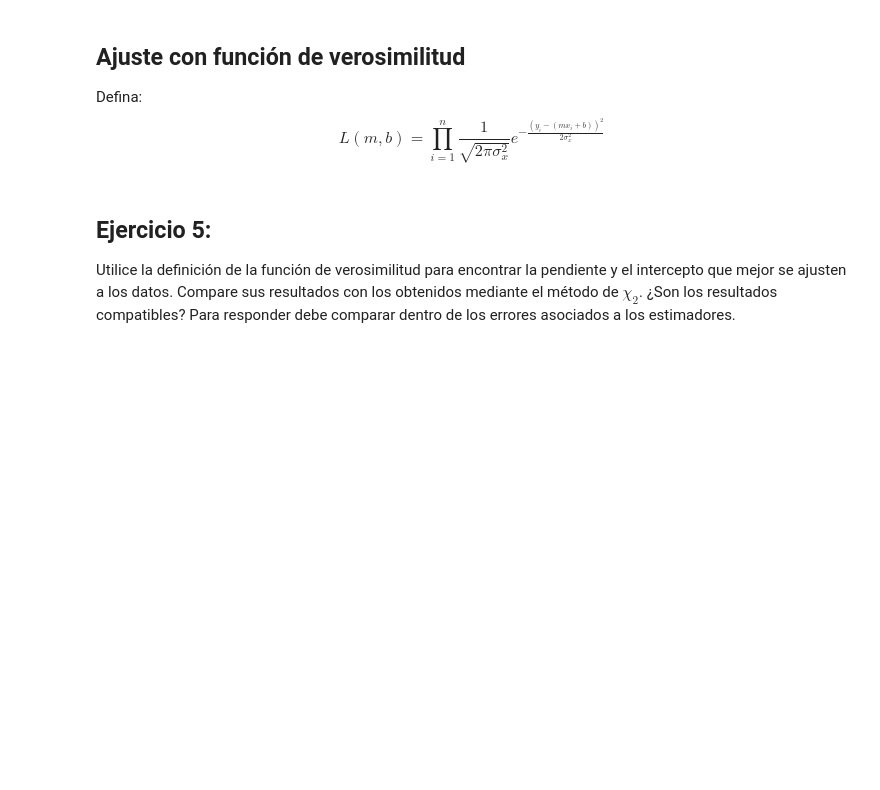
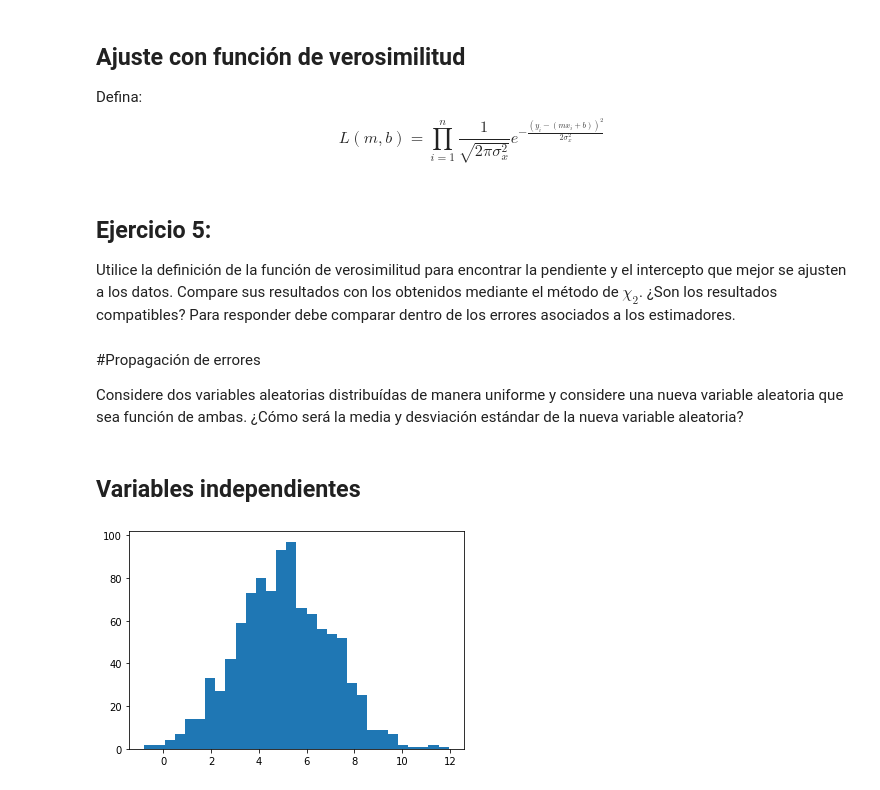
Before and after one commit to UDEA-Esp-Analitica-y-Ciencia-de-Datos/EACD-02-ESTADISTICA, a Jupyter notebook: Sesión_3.ipynb, the cells around one changed output. Drawn from its saved outputs; the diff is of its cells as text; code cells hidden in the pictures; blank space fills up the shorter version.

```diff
--- a/Sesión_3.ipynb
+++ b/Sesión_3.ipynb
@@ -145,3 +145,17 @@ $$L(m,b)=\prod_{i=1}^{n}\frac{1}{\sqrt{2\pi\sigma_{x}^{2}}}e^{-\frac{(y_{i}-(mx_
 # %% [markdown]
 ## Ejercicio 5:
 Utilice la definición de la función de verosimilitud para encontrar la pendiente y el intercepto que mejor se ajusten a los datos. Compare sus resultados con los obtenidos mediante el método de $\chi_{2}$. ¿Son los resultados compatibles? Para responder debe comparar dentro de los errores asociados a los estimadores.
+# %% [markdown]
+#Propagación de errores
+
+Considere dos variables aleatorias distribuídas de manera uniforme y considere una nueva variable aleatoria que sea función de ambas. ¿Cómo será la media y desviación estándar de la nueva variable aleatoria?
+# %% [markdown]
+## Variables independientes
+# %%
+X1 = np.random.normal(5,2,1000)
+X2 = np.random.normal(20,1,1000)
+Y = X1+X2
+# %%
+HistoX1 = plt.hist(X1,bins=30)
+# %% [output]
+[figure, added]
```
Also changed, not shown: parts of 13 cells of this notebook.
